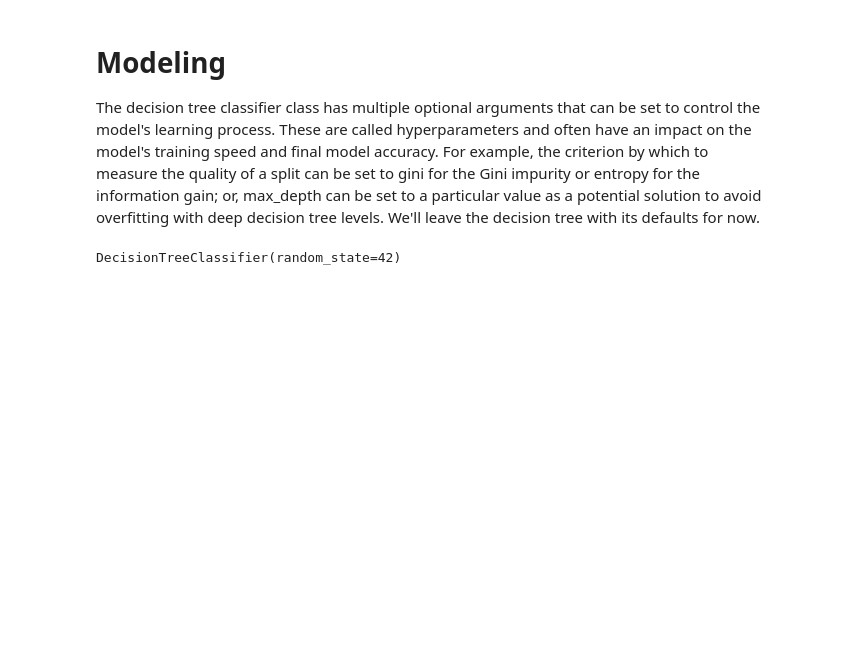
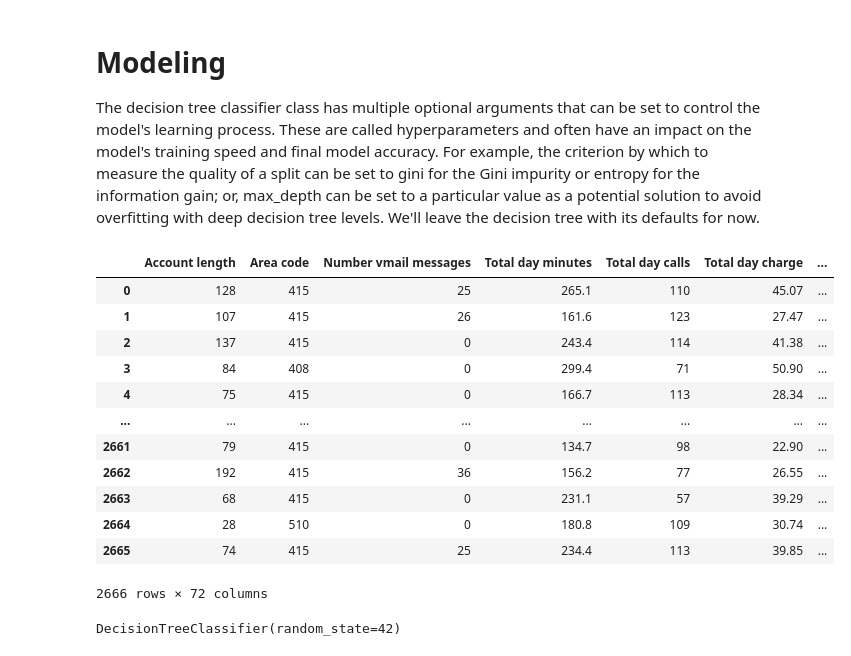
Before and after one commit to omargalal2001/Bachelor-customer-churn, a Jupyter notebook: bachelor.ipynb, the cells around one changed output. Cells and saved outputs as stored; diff of their text form; code cells hidden in the pictures; blank space fills up the shorter version.

```diff
--- a/bachelor.ipynb
+++ b/bachelor.ipynb
@@ -136,7 +136,7 @@ df.isnull().sum()
 #  no nulls
 # %%
 
-df['Total day minutes'] = df['Total day minutes'].str.replace('...', 'kk')
+# df['Total day minutes'] = df['Total day minutes'].str.replace('...', 'kk')
 # %% [output]
 AttributeError: ignored
 # %%
@@ -405,6 +392,22 @@ memory usage: 479.2 KB
 
 
 The decision tree classifier class has multiple optional arguments that can be set to control the model's learning process. These are called hyperparameters and often have an impact on the model's training speed and final model accuracy. For example, the criterion by which to measure the quality of a split can be set to gini for the Gini impurity or entropy for the information gain; or, max_depth can be set to a particular value as a potential solution to avoid overfitting with deep decision tree levels. We'll leave the decision tree with its defaults for now.
+# %%
+df_encode
+# %% [output]
+|  | Account length | Area code | Number vmail messages | Total day minutes | Total day calls | Total day charge | ... |
+| 0 | 128 | 415 | 25 | 265.1 | 110 | 45.07 | ... |
+| 1 | 107 | 415 | 26 | 161.6 | 123 | 27.47 | ... |
+| 2 | 137 | 415 | 0 | 243.4 | 114 | 41.38 | ... |
+| 3 | 84 | 408 | 0 | 299.4 | 71 | 50.90 | ... |
+| 4 | 75 | 415 | 0 | 166.7 | 113 | 28.34 | ... |
+| ... | ... | ... | ... | ... | ... | ... | ... |
+| 2661 | 79 | 415 | 0 | 134.7 | 98 | 22.90 | ... |
+| 2662 | 192 | 415 | 36 | 156.2 | 77 | 26.55 | ... |
+| 2663 | 68 | 415 | 0 | 231.1 | 57 | 39.29 | ... |
+| 2664 | 28 | 510 | 0 | 180.8 | 109 | 30.74 | ... |
+| 2665 | 74 | 415 | 25 | 234.4 | 113 | 39.85 | ... |
+2666 rows × 72 columns
 # %%
 from sklearn.tree import DecisionTreeClassifier
 
```
Also changed, not shown: parts of 5 cells of this notebook.
